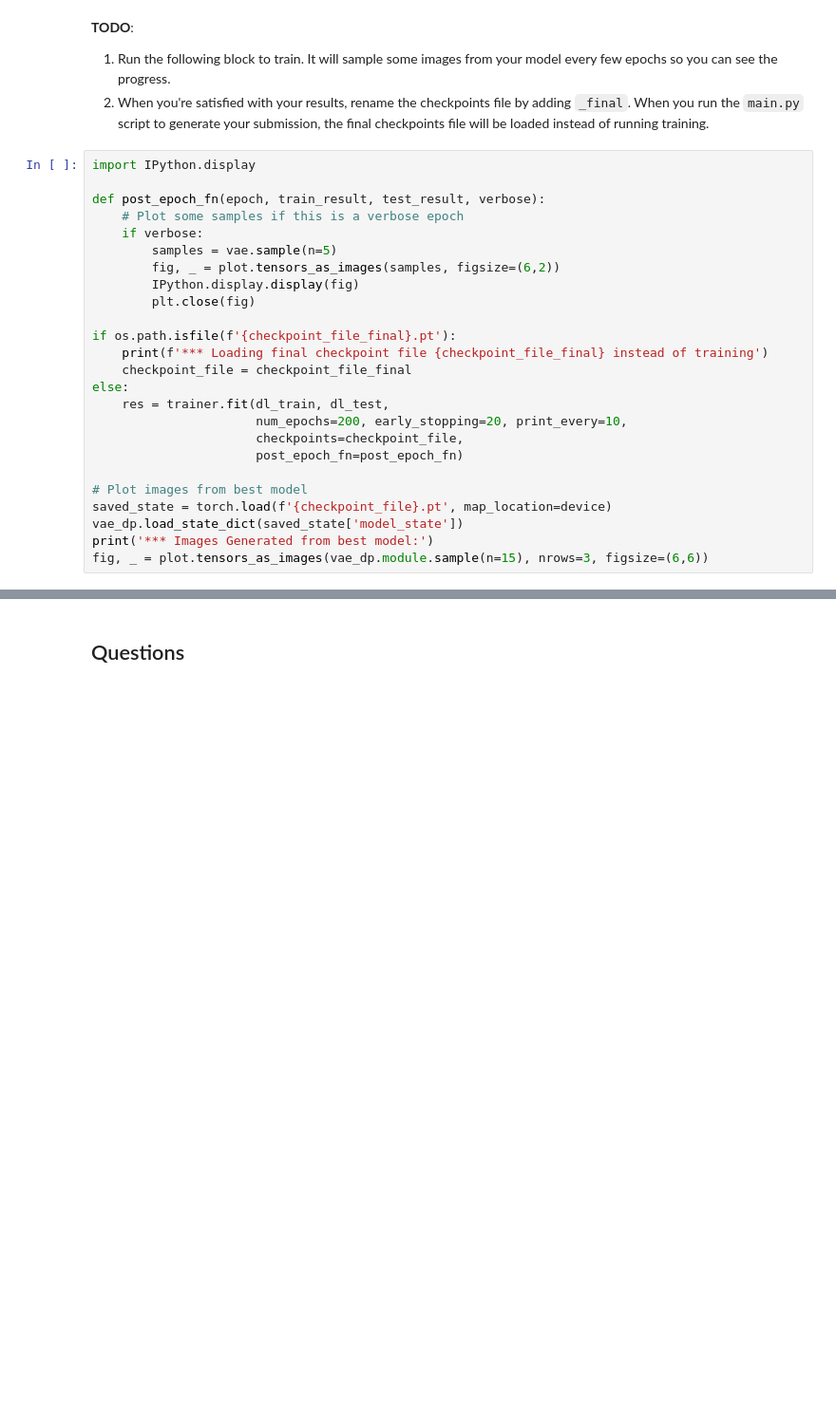
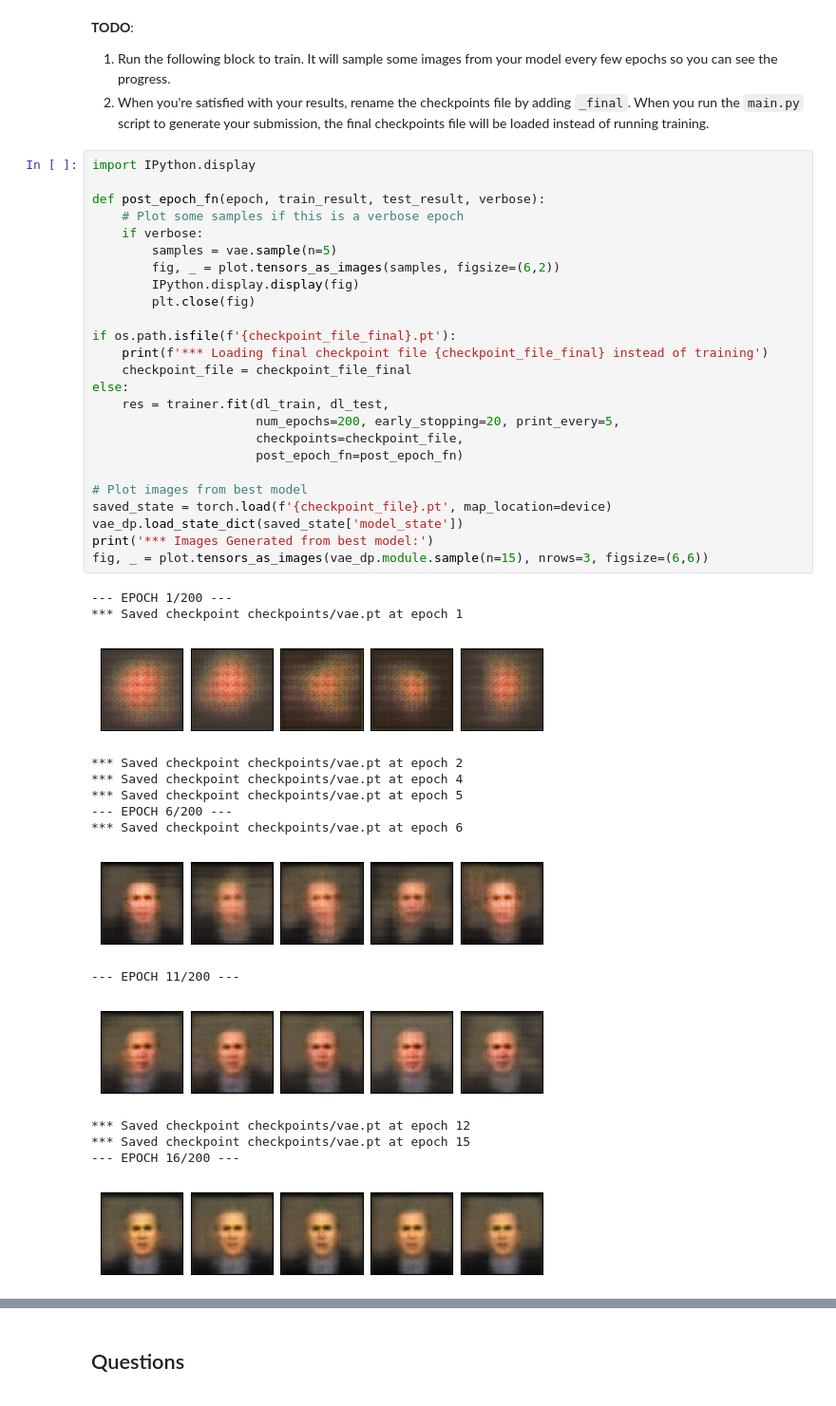
Before and after one commit to yahavx/-Convolution-Neural-Networks---HW3, a Jupyter notebook: Part2_VAE.ipynb, the cells around one changed output, grey strips where cells are left out. Shown at 95% size. Cells and saved outputs as stored; diff of their text form; blank space fills up the shorter version.

```diff
--- a/Part2_VAE.ipynb
+++ b/Part2_VAE.ipynb
@@ -419,25 +508,41 @@ print(hp)
 # %%
 import IPython.display
 
 def post_epoch_fn(epoch, train_result, test_result, verbose):
     # Plot some samples if this is a verbose epoch
     if verbose:
         samples = vae.sample(n=5)
         fig, _ = plot.tensors_as_images(samples, figsize=(6,2))
         IPython.display.display(fig)
         plt.close(fig)
 
 if os.path.isfile(f'{checkpoint_file_final}.pt'):
     print(f'*** Loading final checkpoint file {checkpoint_file_final} instead of training')
     checkpoint_file = checkpoint_file_final
 else:
     res = trainer.fit(dl_train, dl_test,
-                      num_epochs=200, early_stopping=20, print_every=10,
+                      num_epochs=200, early_stopping=20, print_every=5,
                       checkpoints=checkpoint_file,
                       post_epoch_fn=post_epoch_fn)
 
 # Plot images from best model
 saved_state = torch.load(f'{checkpoint_file}.pt', map_location=device)
 vae_dp.load_state_dict(saved_state['model_state'])
 print('*** Images Generated from best model:')
 fig, _ = plot.tensors_as_images(vae_dp.module.sample(n=15), nrows=3, figsize=(6,6))
+# %% [output]
+--- EPOCH 1/200 ---
+*** Saved checkpoint checkpoints/vae.pt at epoch 1
+[figure, added]
+*** Saved checkpoint checkpoints/vae.pt at epoch 2
+*** Saved checkpoint checkpoints/vae.pt at epoch 4
+*** Saved checkpoint checkpoints/vae.pt at epoch 5
+--- EPOCH 6/200 ---
+*** Saved checkpoint checkpoints/vae.pt at epoch 6
+[figure, added]
+--- EPOCH 11/200 ---
+[figure, added]
+*** Saved checkpoint checkpoints/vae.pt at epoch 12
+*** Saved checkpoint checkpoints/vae.pt at epoch 15
+--- EPOCH 16/200 ---
+[figure, added]
```
Also changed, not shown: parts of 14 cells of this notebook, 7 other files.
